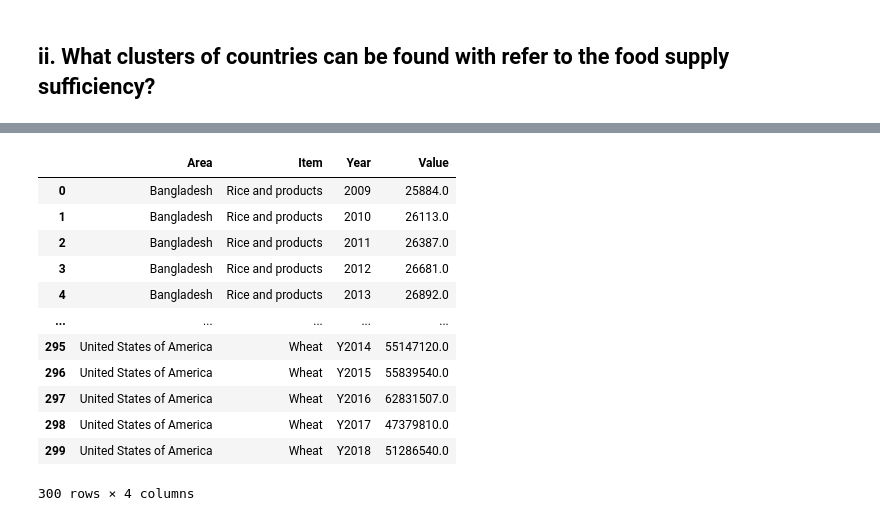
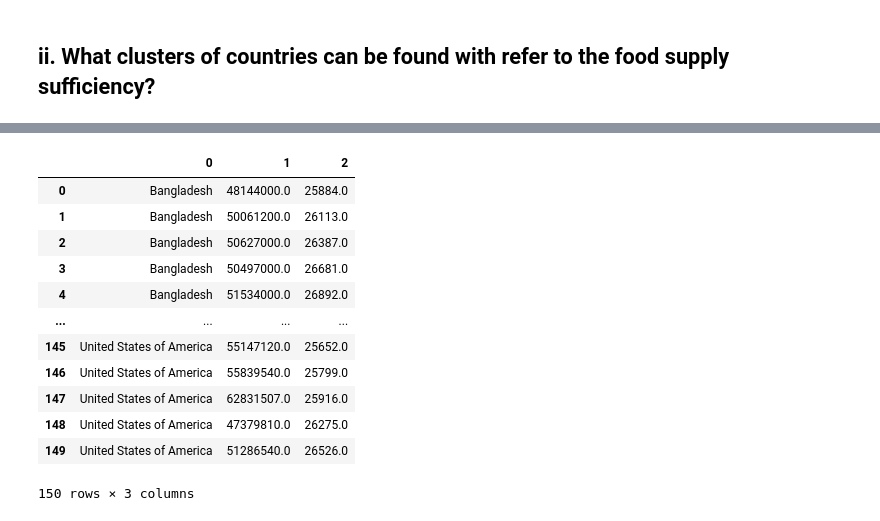
Before and after one commit to minxuan1509/IDS-FAO-Analysis, a Jupyter notebook: IDS FAO.ipynb, the cells around one changed output, grey strips where cells are left out. Cells and saved outputs as stored; diff of their text form; code cells hidden in the pictures.

```diff
--- a/IDS FAO.ipynb
+++ b/IDS FAO.ipynb
@@ -986,4 +986,5 @@ pdList3 = [food_v, food_rp, food_w]
 food_8ii = pd.concat(pdList3)
 food_8ii.drop(columns=['Element'],inplace = True)
 sorted_food8ii = food_8ii.sort_values(by=['Area','Item','Year'])
-sorted_food8ii
+sorted_food8ii.columns=['Area','Item','Year','Values']
+sorted_food8ii.reset_index(inplace=True)
@@ -1007,4 +994,4 @@ crops_8ii.drop(columns=['sum_crops','Unit'],inplace = True)
 melted_crops8ii = crops_8ii.melt(['Area','Item'], var_name='Year', value_name='Value')
 melted_crops8ii
 sorted_crops8ii = melted_crops8ii.sort_values(by=['Area','Item','Year'])
-sorted_crops8ii
+sorted_crops8ii.reset_index(inplace=True)
@@ -1025,21 +998,27 @@ sorted_crops8ii
-# %%
-frames = [sorted_food8ii, sorted_crops8ii]
-combined_frames = pd.concat(frames, axis=0, ignore_index=True)
-combined_frames
-# %% [output]
-|  | Area | Item | Year | Value |
-| 0 | Bangladesh | Rice and products | 2009 | 25884.0 |
-| 1 | Bangladesh | Rice and products | 2010 | 26113.0 |
-| 2 | Bangladesh | Rice and products | 2011 | 26387.0 |
-| 3 | Bangladesh | Rice and products | 2012 | 26681.0 |
-| 4 | Bangladesh | Rice and products | 2013 | 26892.0 |
-| ... | ... | ... | ... | ... |
-| 295 | United States of America | Wheat | Y2014 | 55147120.0 |
-| 296 | United States of America | Wheat | Y2015 | 55839540.0 |
-| 297 | United States of America | Wheat | Y2016 | 62831507.0 |
-| 298 | United States of America | Wheat | Y2017 | 47379810.0 |
-| 299 | United States of America | Wheat | Y2018 | 51286540.0 |
-300 rows × 4 columns
+# %%
+df_crop = sorted_crops8ii[['Area','Value']]
+df_fb = sorted_food8ii[['Area','Values']]
+
+s1 = pd.Series(df_fb['Values'], name="X")
+frames = [df_crop,s1]
+combined = pd.concat(frames, axis=1, ignore_index=True,join="outer")
+#combined = pd.merge(df_crop, df_fb,how="inner")
+#combined = df_crop.append(df_fb)
+combined
+# %% [output]
+|  | 0 | 1 | 2 |
+| 0 | Bangladesh | 48144000.0 | 25884.0 |
+| 1 | Bangladesh | 50061200.0 | 26113.0 |
+| 2 | Bangladesh | 50627000.0 | 26387.0 |
+| 3 | Bangladesh | 50497000.0 | 26681.0 |
+| 4 | Bangladesh | 51534000.0 | 26892.0 |
+| ... | ... | ... | ... |
+| 145 | United States of America | 55147120.0 | 25652.0 |
+| 146 | United States of America | 55839540.0 | 25799.0 |
+| 147 | United States of America | 62831507.0 | 25916.0 |
+| 148 | United States of America | 47379810.0 | 26275.0 |
+| 149 | United States of America | 51286540.0 | 26526.0 |
+150 rows × 3 columns
 # %%
 #should use crops production and foood consumption(food balance) as x & y axis
 #for the kmeans, countries are the same key of both factors
```
Also changed, not shown: parts of 14 cells of this notebook.
